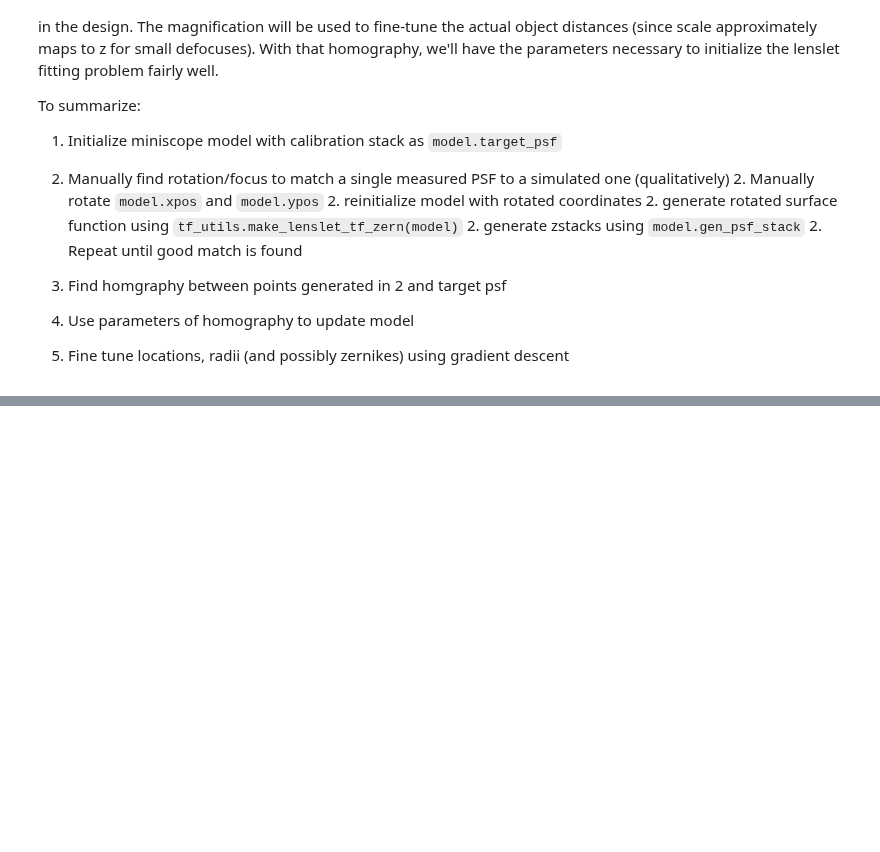
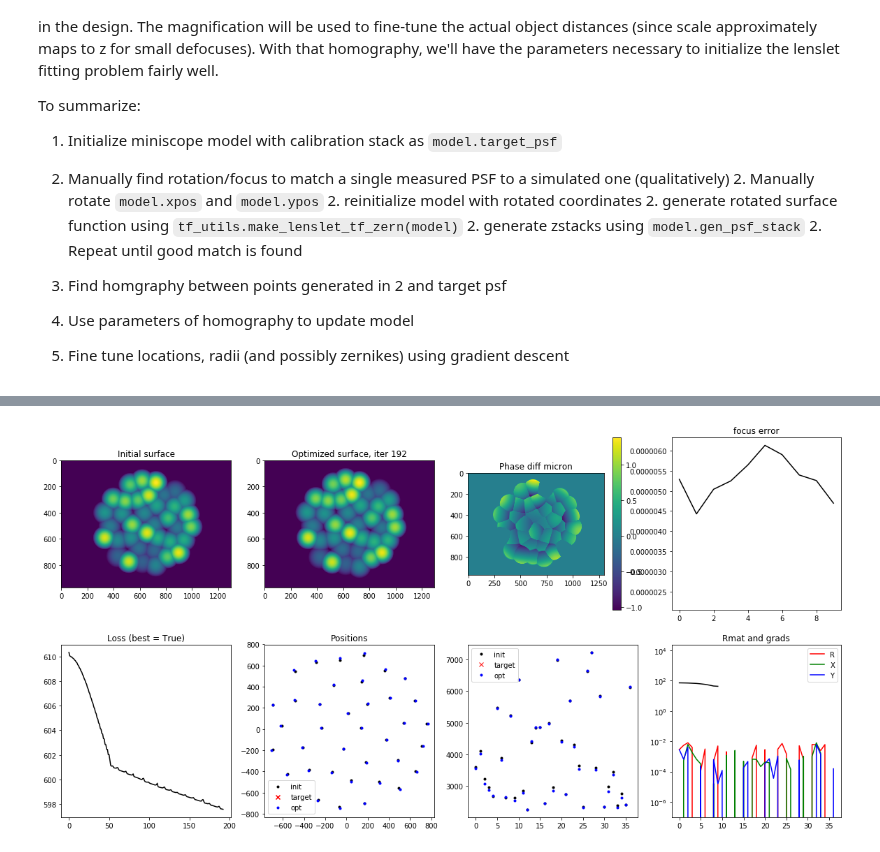
Before and after one commit to antipa/Randoscope_dev, a Jupyter notebook: miniscope_fit_3d_PSF.ipynb, the cells around one changed output, grey strips where cells are left out. Saved outputs shown, nothing was run; the diff lists cells and outputs as text; code cells hidden in the pictures; blank space fills up the shorter version.

```diff
--- a/miniscope_fit_3d_PSF.ipynb
+++ b/miniscope_fit_3d_PSF.ipynb
@@ -426,7 +445,7 @@ def diff_tf(arr,ax):
     return(arr[slicer_] - arr[slicer])
 # %%
 # Options:
-step_size = .1e7/20000. #1e-8 works well for l2
+step_size = .1e7/40000. #1e-8 works well for l2
 use_averaged_gradient = False  # True: uses averaged gradient, False: uses single gradient
 optimizer_type = 'nesterov'           # options: 'gd': normal gradient descent, 'nesterov': nesterov acceleration
 num_iterations = 5000
@@ -496,7 +515,8 @@ rmean=[]
 
 #defocus_grid=  1./(np.linspace(1/model.zmin_virtual, 1./model.zmax_virtual, model.Nz * num_batches)) #mm or dioptres
 #defocus_grid = 1./(np.linspace(1/model.zmin_virtual, 1./model.zmax_virtual/.6, model.Nz))
-defocus_grid = 1./(np.linspace(1/zstart, 1./zend, model.Nz))
+#defocus_grid = 1./(np.linspace(1/zstart, 1./zend, model.Nz))
+defocus_grid = defocus_init
 
 if optimizer_type == 'nesterov':
     tk = tf.constant(1,tf.float64)
@@ -603,37 +623,39 @@ for i in range(num_iterations):
         imh = ax[Ter,Tec].imshow((T - Trot))
         ax[Ter,Tec].set_title('Phase diff micron')
         cb = plt.colorbar(imh,ax=ax[Ter,Tec])
 
 
         lh.remove()
         lh = ax[xyr,xyc].scatter(model.xpos.numpy(),model.ypos.numpy(),c='b', marker='.',label='opt')
         ax[xyr,xyc].legend()
         ax[xyr,xyc].set_title('Positions')
 
         Rh[0].remove()
         gradr[0].remove()
         gradx[0].remove()
         grady[0].remove()
-        Rh = ax[Rr,Rc].semilogy(Rmat.numpy(),'k')
-        gradr = ax[Rr,Rc].semilogy(grad[0].numpy(),'r',label='R')
-        gradx = ax[Rr,Rc].semilogy(grad[1].numpy(),'g',label='X')
-        grady  = ax[Rr,Rc].semilogy(grad[2].numpy(),'b',label='Y')
+        Rh = ax[Rr,Rc].plot(Rmat.numpy(),'k')
+        gradr = ax[Rr,Rc].plot(grad[0].numpy(),'r',label='R')
+        gradx = ax[Rr,Rc].plot(grad[1].numpy(),'g',label='X')
+        grady  = ax[Rr,Rc].plot(grad[2].numpy(),'b',label='Y')
 
         ax[Rr,Rc].legend()
         #ax[Rr,Rc].set_title('gradient')
         ax[Rr,Rc].set_title('Rmat and grads')
 
 
         rh[0].remove()
         rh = ax[rr,rc].plot(model.rlist.numpy(),'b.',label='opt')
         ax[rr,rc].legend()
         display.display(plt.gcf())
         display.clear_output(wait=True)
 #     pl.remove?
 
 
 
 #cbar = fig.colorbar(rshow)
+# %% [output]
+[figure, added]
 # %%
 zstack_test = [psf_init_zstack[n]*tf.reduce_sum(model.target_psf[n] * psf_init_zstack[n])/tf.reduce_sum(psf_init_zstack[n]**2)
                       for n in range(model.Nz)]
```
Also changed, not shown: parts of 18 cells of this notebook, 1 other file.
